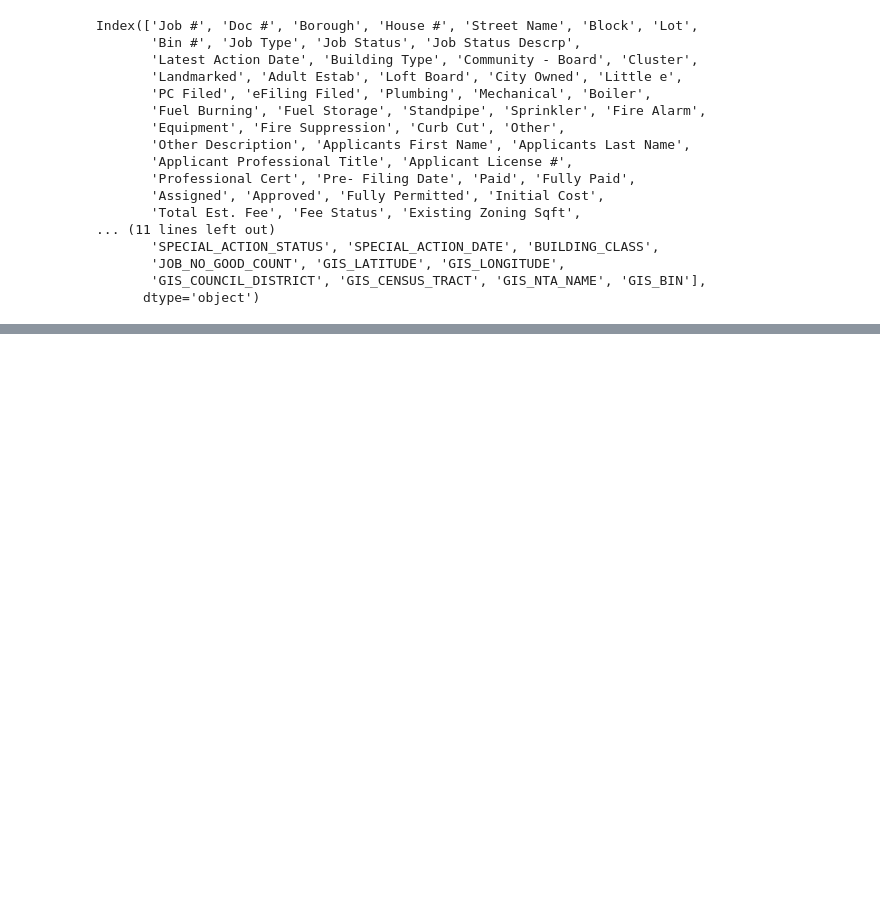
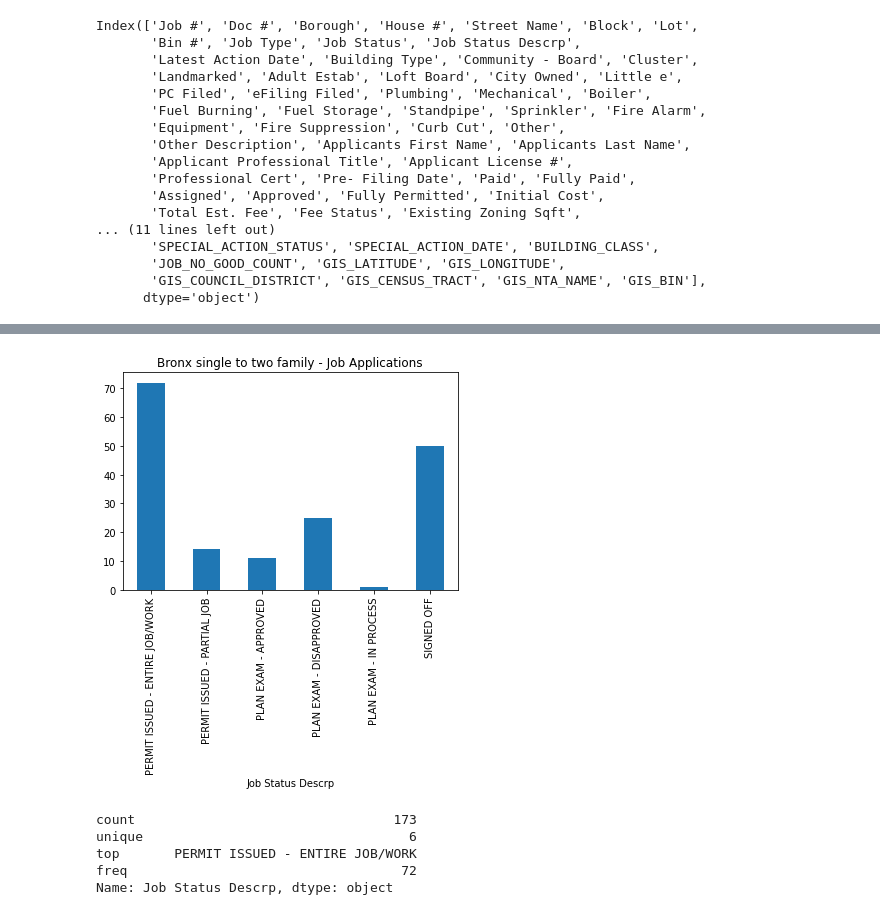
Before and after one commit to kcarty2/PYH225_Homework, a Jupyter notebook: Final_Project_DOB.ipynb, the cells around one changed output, grey strips where cells are left out. Saved outputs shown, nothing was run; the diff lists cells and outputs as text; code cells hidden in the pictures; blank space fills up the shorter version.

```diff
--- a/Final_Project_DOB.ipynb
+++ b/Final_Project_DOB.ipynb
@@ -10,12 +18,4 @@
 # %%
-import numpy as np
-import pandas as pd
-from scipy import stats
-import matplotlib.pyplot as plt
-%matplotlib inline
-import seaborn as sns
-
-
 path = "output.csv"
-df = pd.read_csv("/output.csv")
+df = pd.read_csv("output.csv")
 #import dataset from google drive
@@ -138,5 +328,0 @@ df2 = df.drop(columns=['Doc #', 'Block', 'Lot',
-# %%
-df3 = df2[~df2['Borough'].isin(['MANHATTAN', 'BROOKLYN', 'QUEENS', 'STATEN ISLAND'])] #Filtered out unwanted borughs
-df4 = df3[~df3['Job Status Descrp'].isin(['PERMIT ISSUED - ENTIRE JOB/WORK'])]
-df5 = df4.sort_values(by ='Job Status' , ascending=False)
-df4
@@ -156,0 +329,3 @@ df4
+# %%
+df4 = df3[df3['Borough'] == 'BRONX'] #Filtered out unwanted boroughs
+df4.head()
@@ -156,0 +350,13 @@ df4
+# %%
+df4.groupby('Job Status Descrp')['Job #'].nunique().plot(kind='bar', title='Bronx single to two family - Job Applications')
+plt.show()
+# %% [output]
+[figure, added]
+# %%
+df4['Job Status Descrp'].describe()
+# %% [output]
+count                                 173
+unique                                  6
+top       PERMIT ISSUED - ENTIRE JOB/WORK
+freq                                   72
+Name: Job Status Descrp, dtype: object
```
Also changed, not shown: parts of 24 cells of this notebook.
